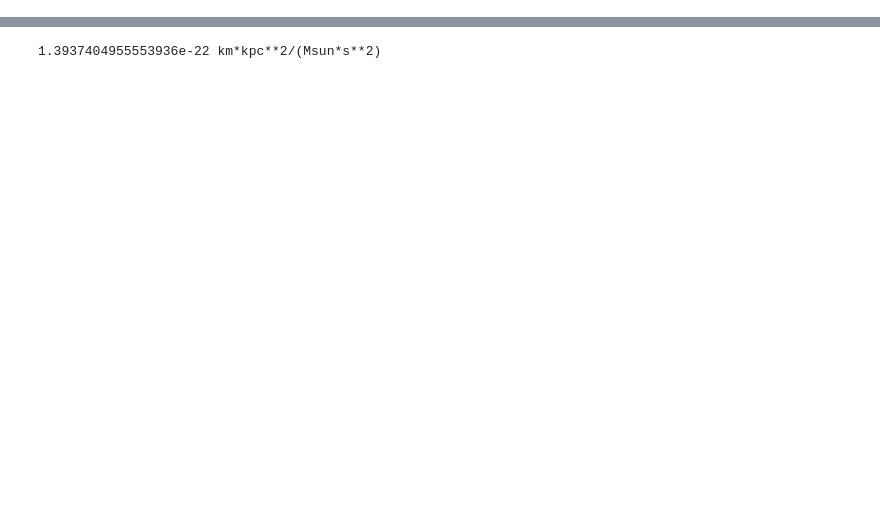
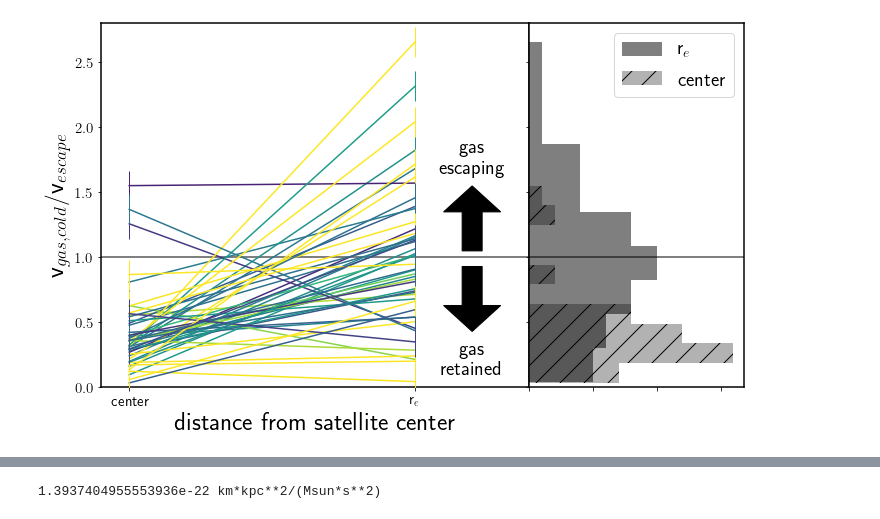
Before and after one commit to foggie-sims/foggie, a Jupyter notebook: foggie/satellites/paper_plots.ipynb, the cells around one changed output, grey strips where cells are left out. Saved outputs shown, nothing was run; the diff lists cells and outputs as text; code cells hidden in the pictures; blank space fills up the shorter version.

```diff
--- a/foggie/satellites/paper_plots.ipynb
+++ b/foggie/satellites/paper_plots.ipynb
@@ -194,7 +194,12 @@ fig.tight_layout()
 [interactive output not drawn]
 [interactive output not drawn]
 # %%
-fig, ax = plt.subplots(1,1,figsize = (6,6))
+fig = plt.figure(figsize = (10,6.))
+
+ax = plt.subplot2grid((1,3),(0,0), rowspan=1, colspan=2, fig = fig)
+ax2 = plt.subplot2grid((1,3),(0,2), rowspan=1, colspan=1, fig = fig)
+
+
 dist_halo = sat_prop_cat['distance_halo']
 
 
@@ -202,18 +207,28 @@ c_scale = [min([d/50., 1.]) for d in dist_halo]
 rad = '2kpc'
 v_cold_gas_cen = sat_prop_cat['v_cold_gas_cen']
 v_cold_gas_re_s = sat_prop_cat['v_cold_gas_re_s']
-v_cold_gas_2re_s = sat_prop_cat['v_cold_gas_re_s']
+v_cold_gas_2re_s = sat_prop_cat['v_cold_gas_2re_s']
 
-star_mass = sat_prop_cat['m_stars_2kpc'] * 1.e8
+star_mass = sat_prop_cat['m_stars_%s'%rad] * 1.e8
 cold_mass = sat_prop_cat['m_cold_gas_%s'%rad] * 1.e8
+dark_mass = sat_prop_cat['m_dm_%s'%rad] * 1.e8
+
+
 bary_mass = star_mass + cold_mass
+tot_mass = bary_mass + dark_mass
 import yt
 from yt.units import G, kpc, Msun
 G_u = G.to('km**2*kpc/(Msun*s**2)')
 
 
-vesc = np.sqrt(2 * G_u * bary_mass/(2))
+vesc = np.sqrt(2 * G_u * tot_mass/(2))
 
+
+cnt_re = 0
+cnt_cen = 0
+
+for_hist_re = []
+for_hist_cen = []
 
 
 for i in arange(len(v_cold_gas_cen[:])):
@@ -222,38 +237,58 @@ for i in arange(len(v_cold_gas_cen[:])):
     c = plt.cm.viridis(c_scale[i])
 
     all_vel = [v_cold_gas_cen[i], v_cold_gas_re_s[i], v_cold_gas_2re_s[i]]
-    ss = ax.plot([0,1,2], all_vel/vesc[i],'-.', color = c)#, cmap  = plt.cm.viridis, markersize = 80)
-ax.axhline(y = 1.0, zorder = 0, color = 'grey')
+    all_vel = [v_cold_gas_cen[i], v_cold_gas_re_s[i]]#, v_cold_gas_2re_s[i]]
 
-'''
-cbar = fig.colorbar(ss, ax = ax, orientation = 'vertical')
-cbar.set_ticks([0, 0.5, 1])
-cbar.set_ticklabels(['0', '25', '50+'])
-cbar.set_label('distance from halo center (kpc)')
-if a == 1: ax.set_xlabel('Stellar Mass (M$_{\odot}$)')
-'''
+    if all_vel[0]/vesc[i] < 3:
+        ss = ax.plot([0,1], all_vel/vesc[i],'-', color = c, zorder = 10)#, cmap  = plt.cm.viridis, markersize = 80)
+        ss = ax.plot([0,1], all_vel/vesc[i],'|', color = c, markersize = 30, zorder = 10)#, cmap  = plt.cm.viridis, markersize = 80)
+        if v_cold_gas_re_s[i]/vesc[i] > 1: cnt_re+=1
+        if v_cold_gas_cen[i]/vesc[i] > 1: cnt_cen+=1
 
-ax.set_xlim(-0.5, 2.5)
-ax.set_ylim(0, 4)
-
-ax.set_xticks([0, 1, 2])
-ax.set_xticklabels(['center', 'r$_{e}$', '2 r$_{e}$'])
+        for_hist_cen.append(all_vel[0]/vesc[i])
+        for_hist_re.append(all_vel[1]/vesc[i])
 
 
-'''
-cbar = fig.colorbar(ss, ax = ax)
-cbar.set_ticks([0, 0.5, 1])
-cbar.set_ticklabels(['0', '25', '50+'])
-cbar.set_label('distance from halo center (kpc)')
-'''
+print ('re: ',cnt_re, len(v_cold_gas_cen[:]), '%.2f'%(cnt_re/len(v_cold_gas_cen[:])))
+print ('cen: ',cnt_cen, len(v_cold_gas_cen[:]), '%.2f'%(cnt_cen/len(v_cold_gas_cen[:])))
+
+
+
+ax.annotate('gas\nescaping', (1.20, 1.65), ha = 'center',rotation = 0, fontsize = 20)
+ax.annotate('gas\nretained', (1.20, 0.1), ha = 'center',rotation = 0, fontsize = 20)
+
+ax2.hist(for_hist_re, alpha = 0.5, color = 'black', orientation = 'horizontal', zorder = 10, label = 'r$_{e}$')
+ax2.hist(for_hist_cen,alpha = 0.3, hatch = '/', color = 'black', orientation = 'horizontal', zorder = 10, label = 'center')
+
+
+for a in [ax, ax2]:
+    a.axhline(y = 1.0, zorder = 0, linewidth = 2, color = 'grey', alpha = 1.0)
+
 
 #ax.set_yscale('log')
+ax2.set_yticklabels([])
+
 #ax.set_xscale('log')
+ax.arrow(1.20, 1.05, 0, 0.3, head_width=0.2, head_length=0.2, width = 0.07, fc='k', ec='k')
+ax.arrow(1.20, 0.93, 0, -0.3, head_width=0.2, head_length=0.2, width = 0.07, fc='k', ec='k')
 
 
-ax.set_xlabel('distance from satellite center', fontsize = 20)
-ax.set_ylabel(r'($<$v$_{gas, cold}$ - v$_{stars}$$>$)/(v$_{escape, satellite}$)', fontsize = 20)
+ax.set_xlim(-0.1, 1.4)
+ax.set_xticks([0, 1])
+ax.set_xticklabels(['center', 'r$_{e}$'])#, '2 r$_{e}$'])
 
+#ax2.annotate('r$_e$', (0.6, 0.75), xycoords = 'axes fraction', color = 'black', fontsize = 30)
+#ax2.annotate('center', (0.6, 0.85), xycoords = 'axes fraction', color = 'black', fontsize = 30)
+
+for a in [ax, ax2]:
+    a.set_ylim(0, 2.8)
+
+ax2.legend(fontsize = 20)
+ax.set_xlabel('distance from satellite center', fontsize = 25)
+ax.set_ylabel(r'v$_{gas, cold}$/v$_{escape}$', fontsize = 25)
+#ax2.set_xlabel('number', fontsize = 25)
+ax2.set_xticklabels([])
 fig.tight_layout()
-fig.savefig('/Users/rsimons/Desktop/foggie/figures/random/vescp_distance.png', dpi = 300)
+fig.subplots_adjust(wspace = 0.0)
+fig.savefig('/Users/rsimons/Dropbox/foggie/figures/for_paper/vescp_distance.png', dpi = 500)
 # %% [output]
@@ -261,0 +297 @@ fig.savefig('/Users/rsimons/Desktop/foggie/figures/random/vescp_distance.png', d
+[figure, added]
```
Also changed, not shown: parts of 3 cells of this notebook, 5 other files.
